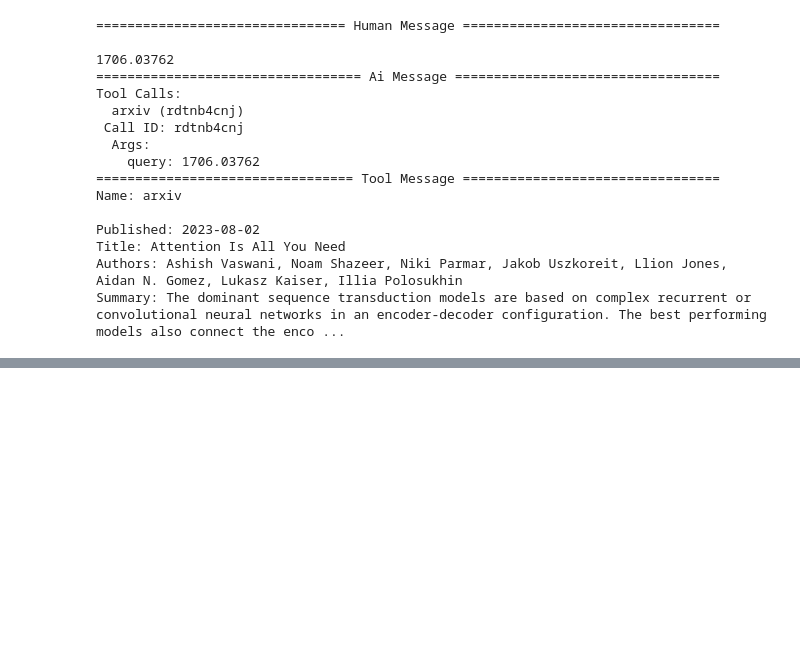
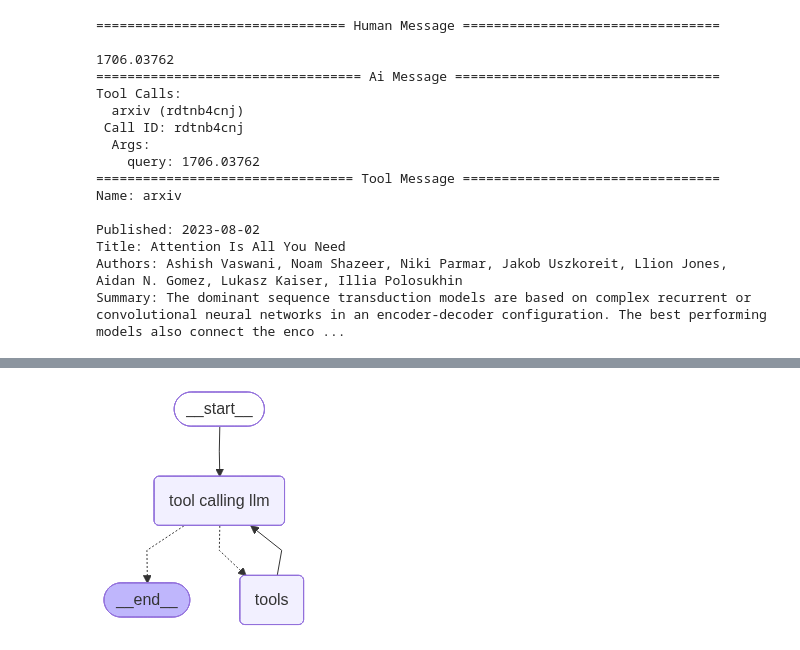
Before and after one commit to kumar7ashutosh/langgraph-components, a Jupyter notebook: chatbot.ipynb, the cells around one changed output, grey strips where cells are left out. Saved outputs shown, nothing was run; the diff lists cells and outputs as text; code cells hidden in the pictures; blank space fills up the shorter version.

```diff
--- a/chatbot.ipynb
+++ b/chatbot.ipynb
@@ -123,0 +187,7 @@ Summary: The dominant sequence transduction models are based on complex recurren
+# %%
+memory=MemorySaver()
+# %%
+graph=builder.compile(checkpointer=memory)
+display(Image(graph.get_graph().draw_mermaid_png()))
+# %% [output]
+[figure, added]
```
Also changed, not shown: parts of 12 cells of this notebook.
